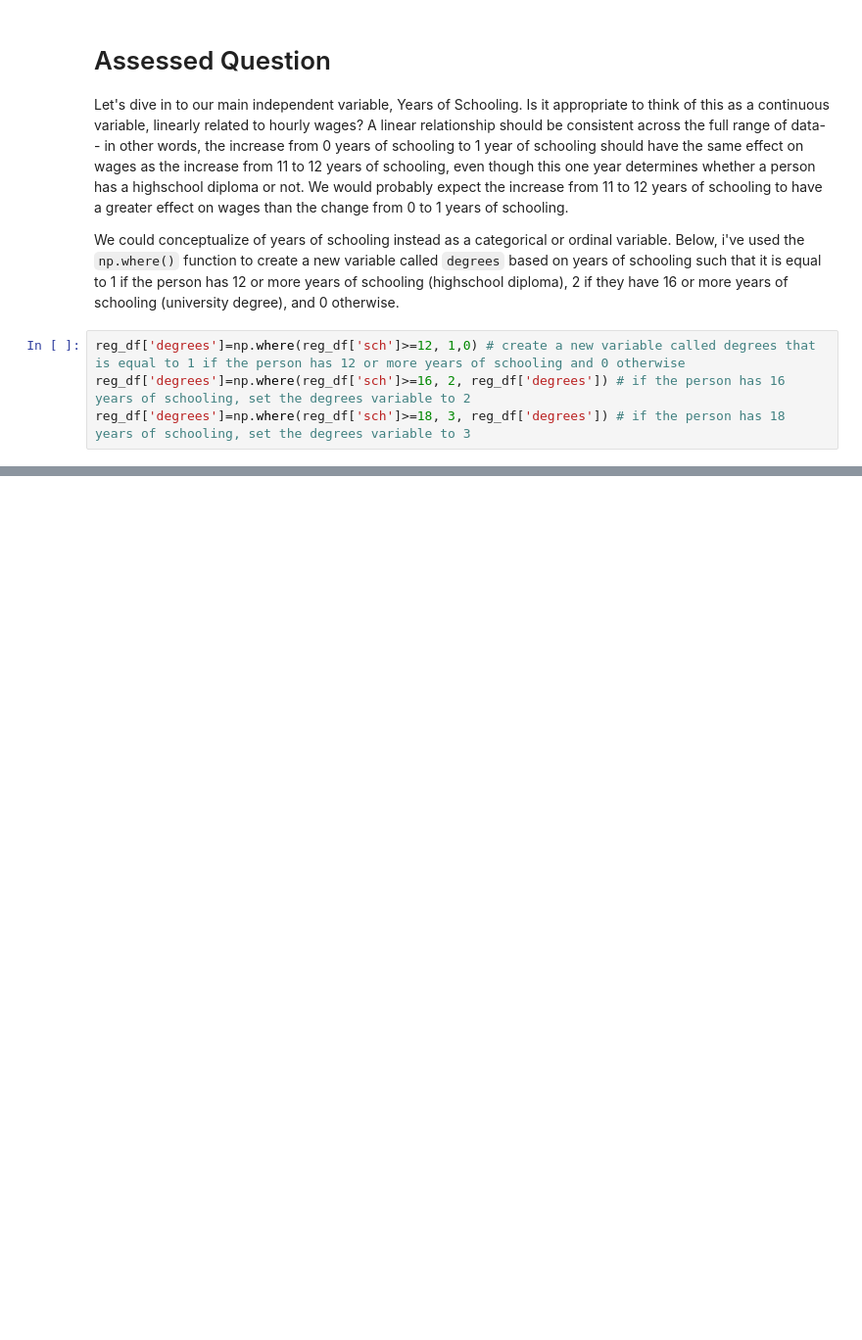
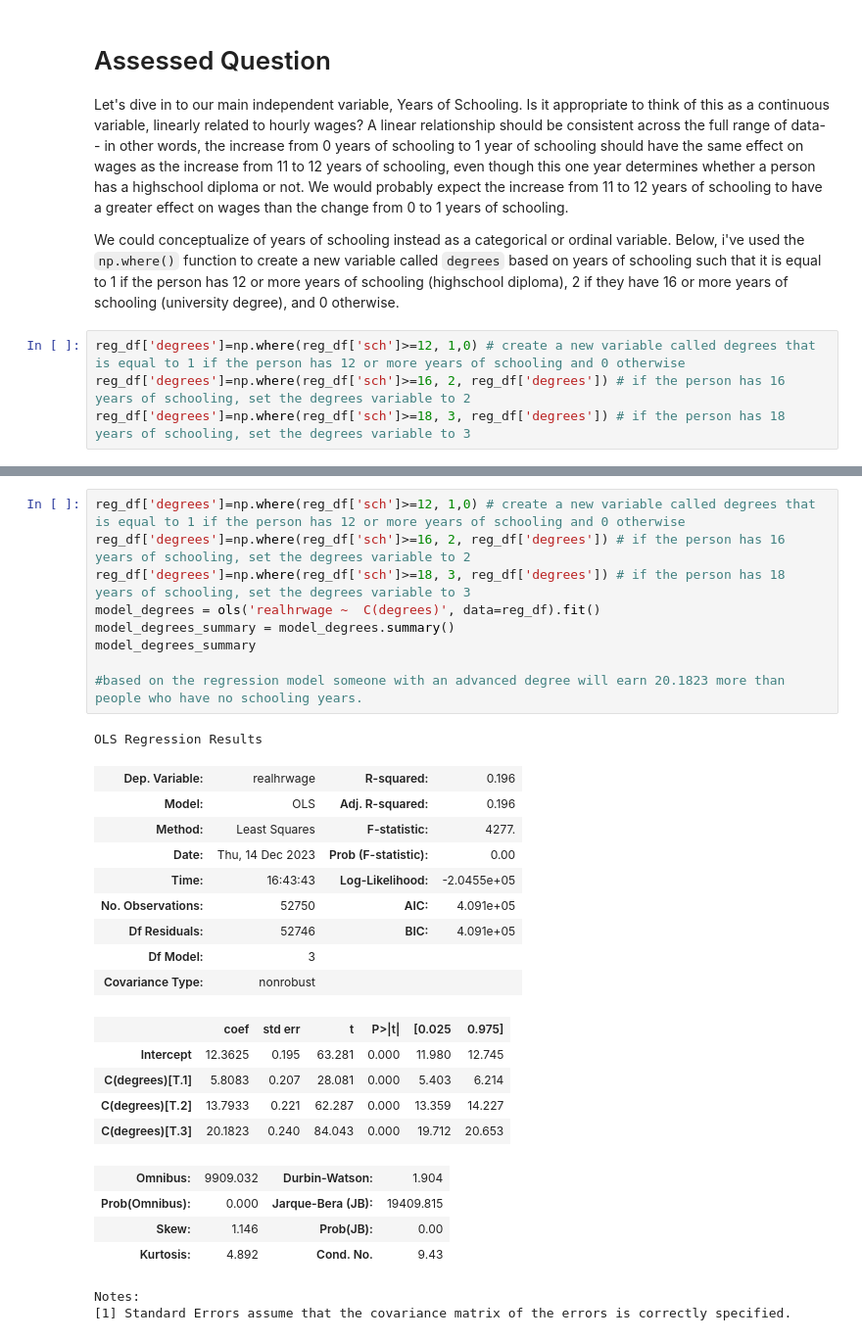
Before and after one commit to jaicortesi/QM2, a Jupyter notebook: notebooks/W08. Linear Regression.ipynb, the cells around one changed output, grey strips where cells are left out. Shown at 98% size. Cells and saved outputs as stored; diff of their text form; blank space fills up the shorter version.

```diff
--- a/notebooks/W08. Linear Regression.ipynb
+++ b/notebooks/W08. Linear Regression.ipynb
@@ -625,0 +631,31 @@ Notes:
+# %%
+reg_df['degrees']=np.where(reg_df['sch']>=12, 1,0) # create a new variable called degrees that is equal to 1 if the person has 12 or more years of schooling and 0 otherwise
+reg_df['degrees']=np.where(reg_df['sch']>=16, 2, reg_df['degrees']) # if the person has 16 years of schooling, set the degrees variable to 2
+reg_df['degrees']=np.where(reg_df['sch']>=18, 3, reg_df['degrees']) # if the person has 18 years of schooling, set the degrees variable to 3
+model_degrees = ols('realhrwage ~  C(degrees)', data=reg_df).fit()
+model_degrees_summary = model_degrees.summary()
+model_degrees_summary
+
+#based on the regression model someone with an advanced degree will earn 20.1823 more than people who have no schooling years.
+# %% [output]
+OLS Regression Results
+| Dep. Variable: | realhrwage | R-squared: | 0.196 |
+| Model: | OLS | Adj. R-squared: | 0.196 |
+| Method: | Least Squares | F-statistic: | 4277. |
+| Date: | Thu, 14 Dec 2023 | Prob (F-statistic): | 0.00 |
+| Time: | 16:43:43 | Log-Likelihood: | -2.0455e+05 |
+| No. Observations: | 52750 | AIC: | 4.091e+05 |
+| Df Residuals: | 52746 | BIC: | 4.091e+05 |
+| Df Model: | 3 |  |  |
+| Covariance Type: | nonrobust |  |  |
+|  | coef | std err | t | P>|t| | [0.025 | 0.975] |
+| Intercept | 12.3625 | 0.195 | 63.281 | 0.000 | 11.980 | 12.745 |
+| C(degrees)[T.1] | 5.8083 | 0.207 | 28.081 | 0.000 | 5.403 | 6.214 |
+| C(degrees)[T.2] | 13.7933 | 0.221 | 62.287 | 0.000 | 13.359 | 14.227 |
+| C(degrees)[T.3] | 20.1823 | 0.240 | 84.043 | 0.000 | 19.712 | 20.653 |
+| Omnibus: | 9909.032 | Durbin-Watson: | 1.904 |
+| Prob(Omnibus): | 0.000 | Jarque-Bera (JB): | 19409.815 |
+| Skew: | 1.146 | Prob(JB): | 0.00 |
+| Kurtosis: | 4.892 | Cond. No. | 9.43 |
+Notes:
+[1] Standard Errors assume that the covariance matrix of the errors is correctly specified.
```
Also changed, not shown: parts of 10 cells of this notebook.
